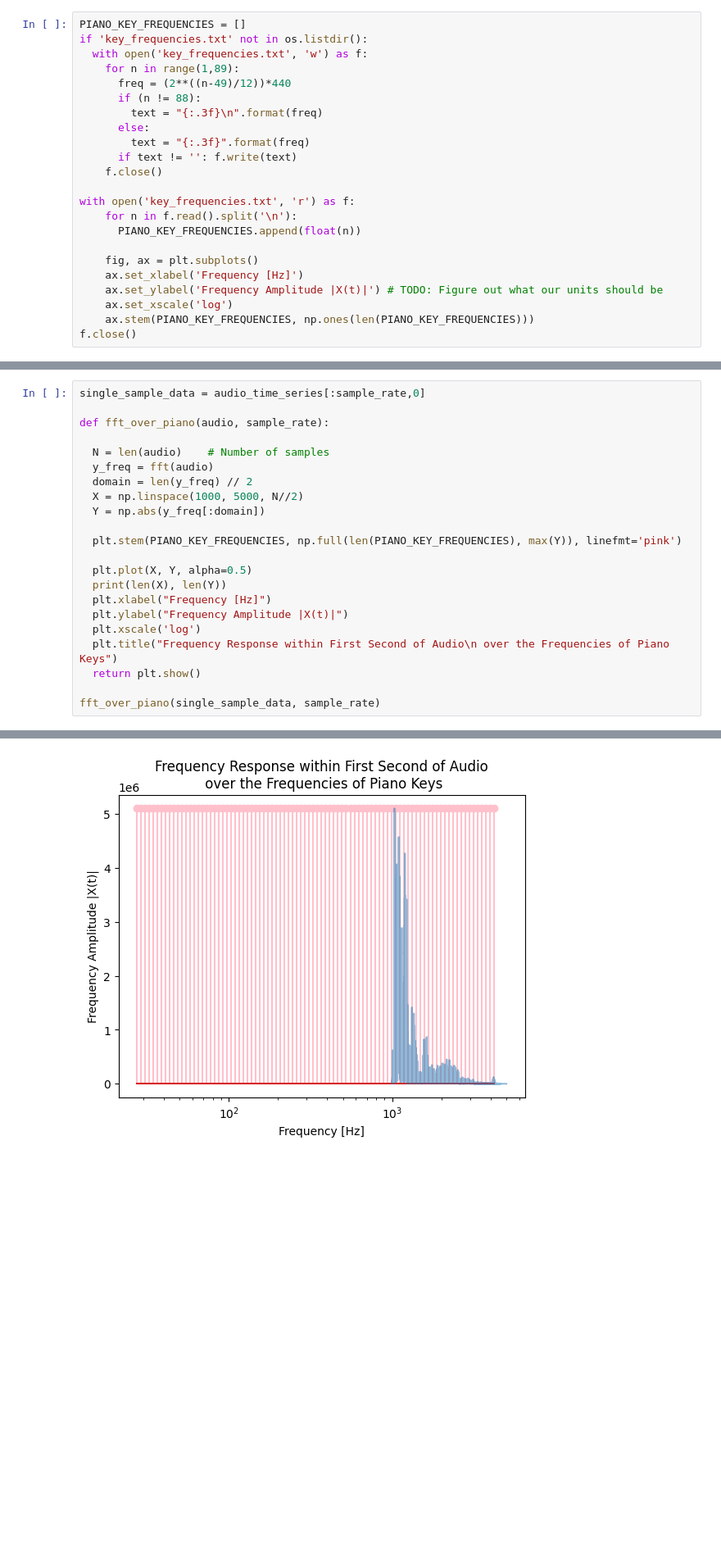
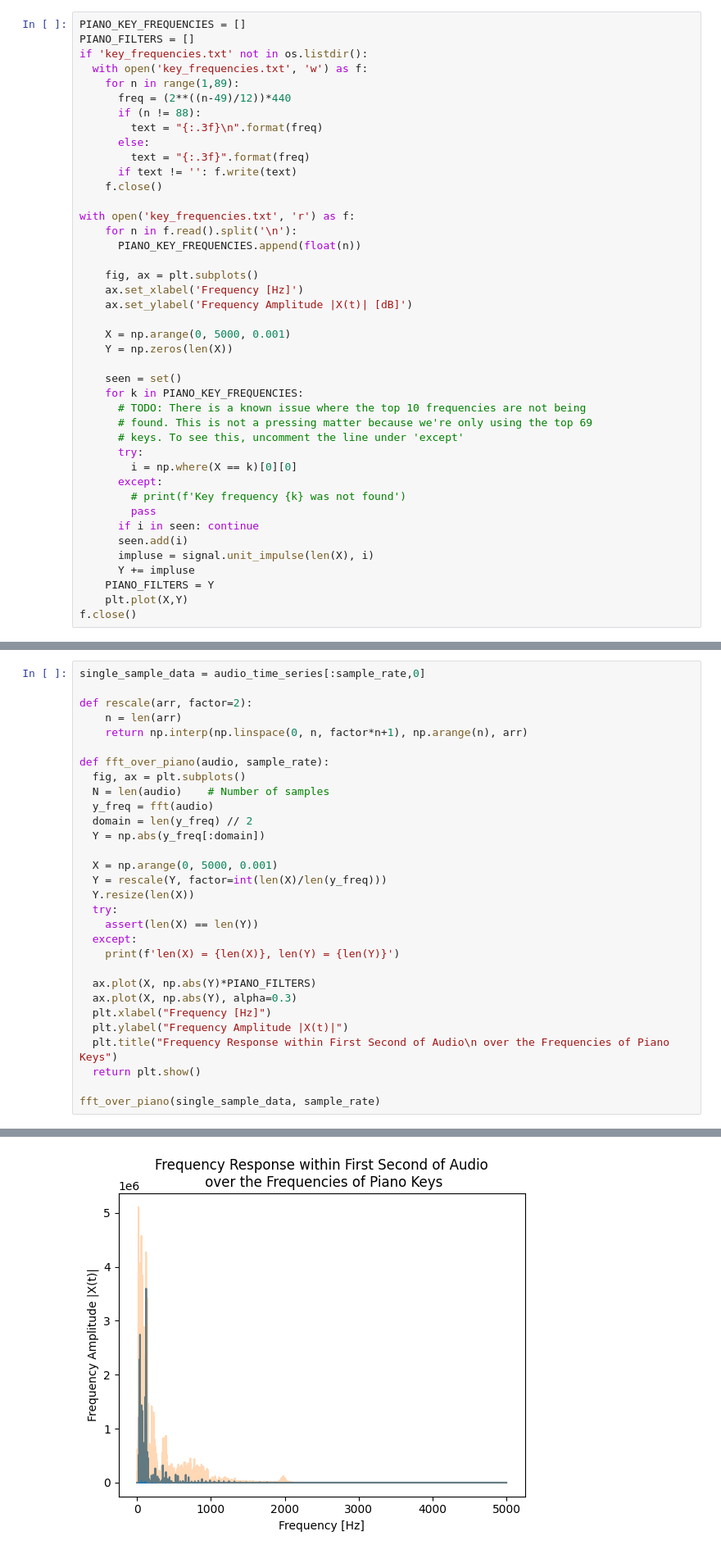
Before and after one commit to ECE-Capstone-2022/signal-processing, a Jupyter notebook: main.ipynb, the cells around one changed output, grey strips where cells are left out. Shown at 82% size. Cells and saved outputs as stored; diff of their text form; blank space fills up the shorter version.

Commit message:
Implemented filtering, need to clean up the way I'm defining vectors in the x-axis. Until now I was using linear spaces, when in fact I should have been using a range with increments of 0.001

```diff
--- a/main.ipynb
+++ b/main.ipynb
@@ -21,6 +22,7 @@ from scipy.io import wavfile
 from IPython import display
 # %%
 PIANO_KEY_FREQUENCIES = []
+PIANO_FILTERS = []
 if 'key_frequencies.txt' not in os.listdir():
   with open('key_frequencies.txt', 'w') as f:
     for n in range(1,89):
@@ -38,8 +40,26 @@ with open('key_frequencies.txt', 'r') as f:
 
     fig, ax = plt.subplots()
     ax.set_xlabel('Frequency [Hz]')
-    ax.set_ylabel('Frequency Amplitude |X(t)|') # TODO: Figure out what our units should be
-    ax.set_xscale('log')
-    ax.stem(PIANO_KEY_FREQUENCIES, np.ones(len(PIANO_KEY_FREQUENCIES)))
+    ax.set_ylabel('Frequency Amplitude |X(t)| [dB]')
+
+    X = np.arange(0, 5000, 0.001)
+    Y = np.zeros(len(X))
+
+    seen = set()
+    for k in PIANO_KEY_FREQUENCIES:
+      # TODO: There is a known issue where the top 10 frequencies are not being
+      # found. This is not a pressing matter because we're only using the top 69
+      # keys. To see this, uncomment the line under 'except'
+      try:
+        i = np.where(X == k)[0][0]
+      except:
+        # print(f'Key frequency {k} was not found')
+        pass
+      if i in seen: continue
+      seen.add(i)
+      impluse = signal.unit_impulse(len(X), i)
+      Y += impluse
+    PIANO_FILTERS = Y
+    plt.plot(X,Y)
 f.close()
 # %% [output]
@@ -179,21 +213,29 @@ of our frequency responses to 5kHz in the figure below.
 # %%
 single_sample_data = audio_time_series[:sample_rate,0]
 
+def rescale(arr, factor=2):
+    n = len(arr)
+    return np.interp(np.linspace(0, n, factor*n+1), np.arange(n), arr)
+
 def fft_over_piano(audio, sample_rate):
-
+  fig, ax = plt.subplots()
   N = len(audio)    # Number of samples
   y_freq = fft(audio)
   domain = len(y_freq) // 2
-  X = np.linspace(1000, 5000, N//2)
   Y = np.abs(y_freq[:domain])
 
-  plt.stem(PIANO_KEY_FREQUENCIES, np.full(len(PIANO_KEY_FREQUENCIES), max(Y)), linefmt='pink')
+  X = np.arange(0, 5000, 0.001)
+  Y = rescale(Y, factor=int(len(X)/len(y_freq)))
+  Y.resize(len(X))
+  try:
+    assert(len(X) == len(Y))
+  except:
+    print(f'len(X) = {len(X)}, len(Y) = {len(Y)}')
 
-  plt.plot(X, Y, alpha=0.5)
-  print(len(X), len(Y))
+  ax.plot(X, np.abs(Y)*PIANO_FILTERS)
+  ax.plot(X, np.abs(Y), alpha=0.3)
   plt.xlabel("Frequency [Hz]")
   plt.ylabel("Frequency Amplitude |X(t)|")
-  plt.xscale('log')
   plt.title("Frequency Response within First Second of Audio\n over the Frequencies of Piano Keys")
   return plt.show()
 
@@ -203 +244 @@ fft_over_piano(single_sample_data, sample_rate)
-[figure, old version]
+[figure, new version]
```
Also changed, not shown: parts of 10 cells of this notebook.
